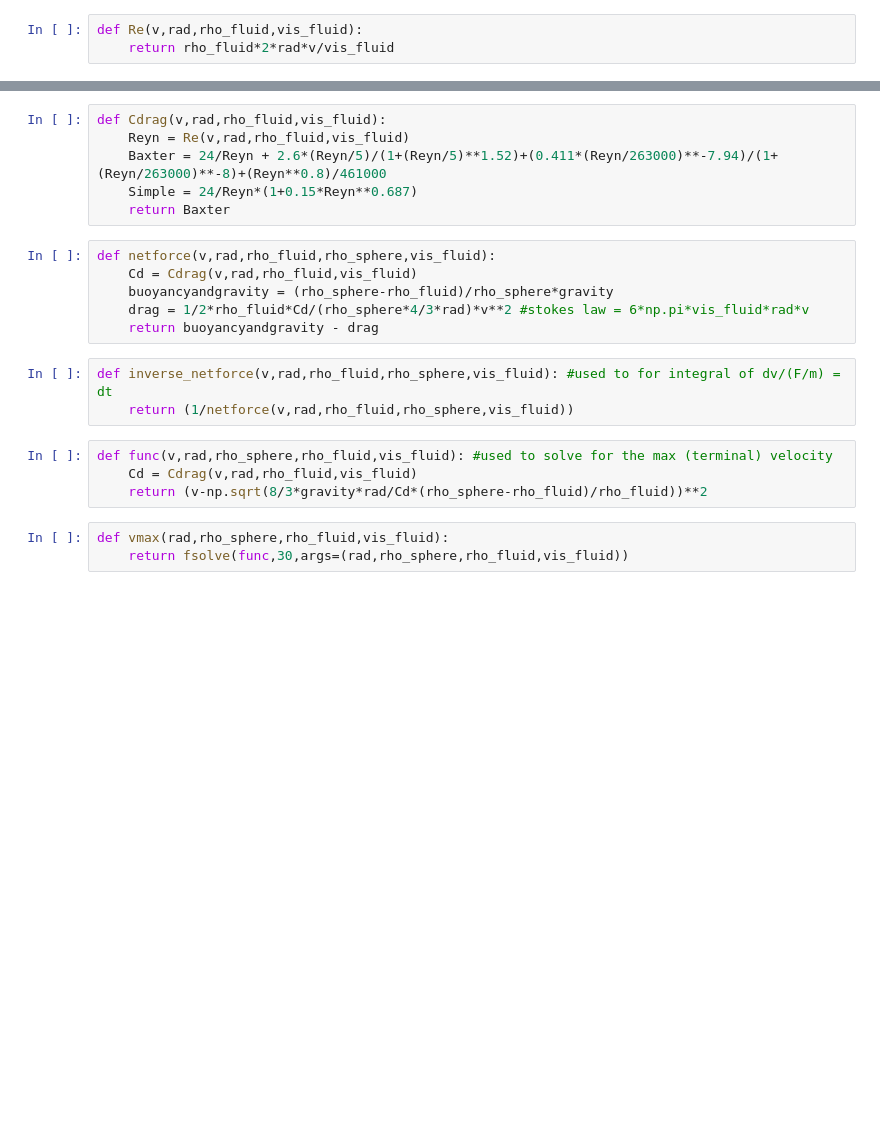
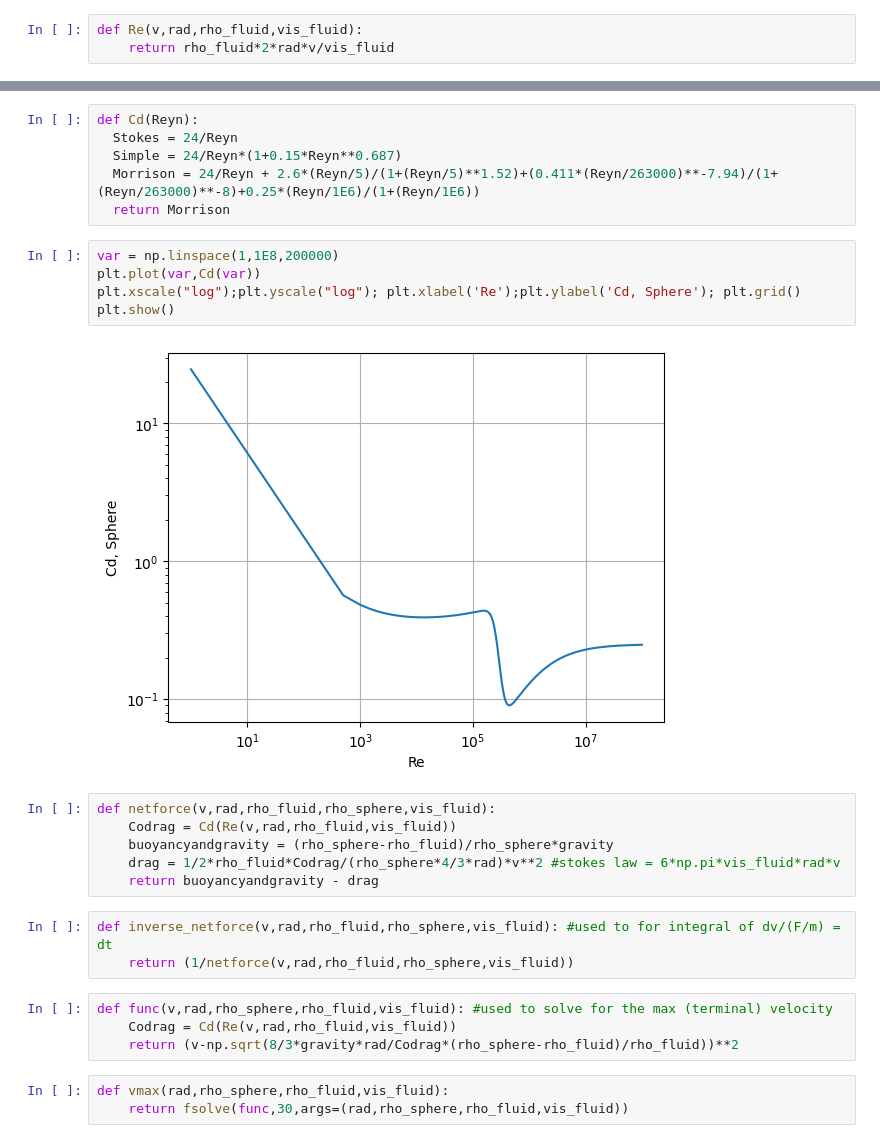
Before and after one commit to clint-bg/tools, a Jupyter notebook: FallingSphereKinematics.ipynb, the cells around one changed output, grey strips where cells are left out. Cells and saved outputs as stored; diff of their text form; blank space fills up the shorter version.

```diff
--- a/FallingSphereKinematics.ipynb
+++ b/FallingSphereKinematics.ipynb
@@ -35,22 +44,29 @@ def Re(v,rad,rho_fluid,vis_fluid):
 # %%
-def Cdrag(v,rad,rho_fluid,vis_fluid):
-    Reyn = Re(v,rad,rho_fluid,vis_fluid)
-    Baxter = 24/Reyn + 2.6*(Reyn/5)/(1+(Reyn/5)**1.52)+(0.411*(Reyn/263000)**-7.94)/(1+(Reyn/263000)**-8)+(Reyn**0.8)/461000
-    Simple = 24/Reyn*(1+0.15*Reyn**0.687)
-    return Baxter
+def Cd(Reyn):
+  Stokes = 24/Reyn
+  Simple = 24/Reyn*(1+0.15*Reyn**0.687)
+  Morrison = 24/Reyn + 2.6*(Reyn/5)/(1+(Reyn/5)**1.52)+(0.411*(Reyn/263000)**-7.94)/(1+(Reyn/263000)**-8)+0.25*(Reyn/1E6)/(1+(Reyn/1E6))
+  return Morrison
+# %%
+var = np.linspace(1,1E8,200000)
+plt.plot(var,Cd(var))
+plt.xscale("log");plt.yscale("log"); plt.xlabel('Re');plt.ylabel('Cd, Sphere'); plt.grid()
+plt.show()
+# %% [output]
+[figure, added]
 # %%
 def netforce(v,rad,rho_fluid,rho_sphere,vis_fluid):
-    Cd = Cdrag(v,rad,rho_fluid,vis_fluid)
+    Codrag = Cd(Re(v,rad,rho_fluid,vis_fluid))
     buoyancyandgravity = (rho_sphere-rho_fluid)/rho_sphere*gravity
-    drag = 1/2*rho_fluid*Cd/(rho_sphere*4/3*rad)*v**2 #stokes law = 6*np.pi*vis_fluid*rad*v
+    drag = 1/2*rho_fluid*Codrag/(rho_sphere*4/3*rad)*v**2 #stokes law = 6*np.pi*vis_fluid*rad*v
     return buoyancyandgravity - drag
 # %%
 def inverse_netforce(v,rad,rho_fluid,rho_sphere,vis_fluid): #used to for integral of dv/(F/m) = dt
     return (1/netforce(v,rad,rho_fluid,rho_sphere,vis_fluid))
 # %%
 def func(v,rad,rho_sphere,rho_fluid,vis_fluid): #used to solve for the max (terminal) velocity
-    Cd = Cdrag(v,rad,rho_fluid,vis_fluid)
-    return (v-np.sqrt(8/3*gravity*rad/Cd*(rho_sphere-rho_fluid)/rho_fluid))**2
+    Codrag = Cd(Re(v,rad,rho_fluid,vis_fluid))
+    return (v-np.sqrt(8/3*gravity*rad/Codrag*(rho_sphere-rho_fluid)/rho_fluid))**2
 # %%
 def vmax(rad,rho_sphere,rho_fluid,vis_fluid):
     return fsolve(func,30,args=(rad,rho_sphere,rho_fluid,vis_fluid))
```
Also changed, not shown: parts of 5 cells of this notebook.
